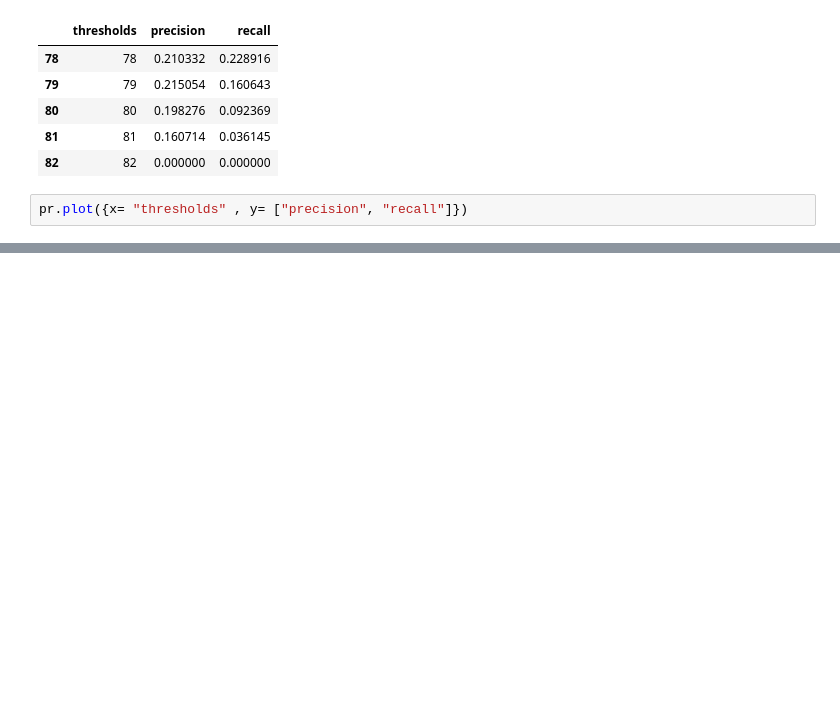
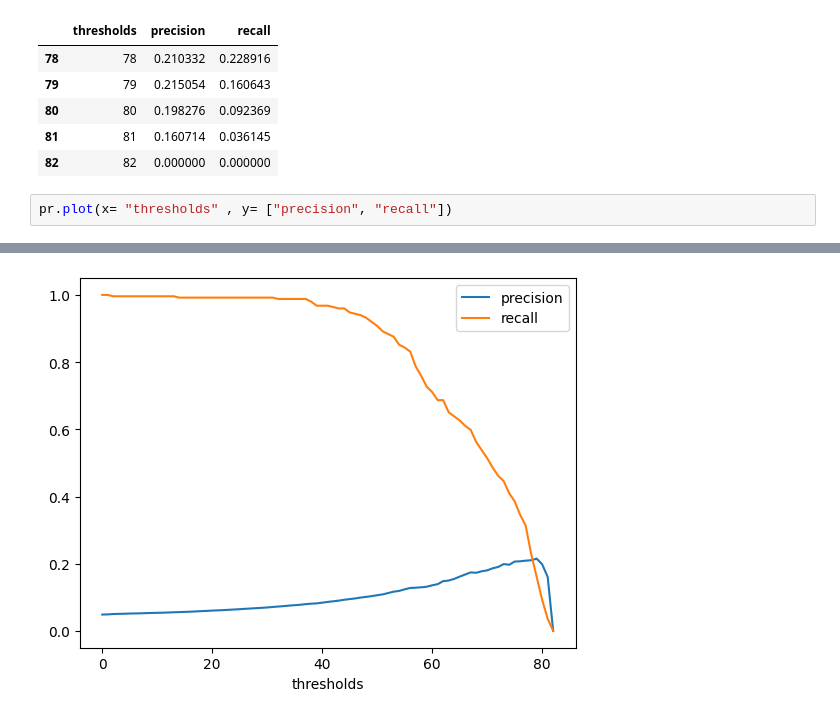
Before and after one commit to tylerscott3/CS290, a Jupyter notebook: Stroke_Prediction.ipynb, the cells around one changed output, grey strips where cells are left out. Saved outputs shown, nothing was run; the diff lists cells and outputs as text; blank space fills up the shorter version.

```diff
--- a/Stroke_Prediction.ipynb
+++ b/Stroke_Prediction.ipynb
@@ -272,5 +272,5 @@ pr.tail()
 | 81 | 81 | 0.160714 | 0.036145 |
 | 82 | 82 | 0.000000 | 0.000000 |
 # %%
-pr.plot({x= "thresholds" , y= ["precision", "recall"]})
+pr.plot(x= "thresholds" , y= ["precision", "recall"])
 # %% [output]
@@ -277,0 +278 @@ SyntaxError: invalid syntax. Maybe you meant '==' or ':=' instead of '='? (<ipyt
+[figure, added]
```
Also changed, not shown: parts of 1 cell of this notebook.
